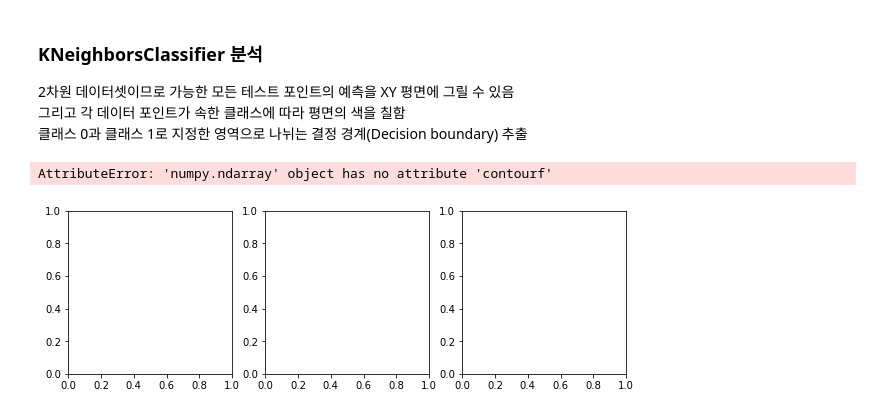
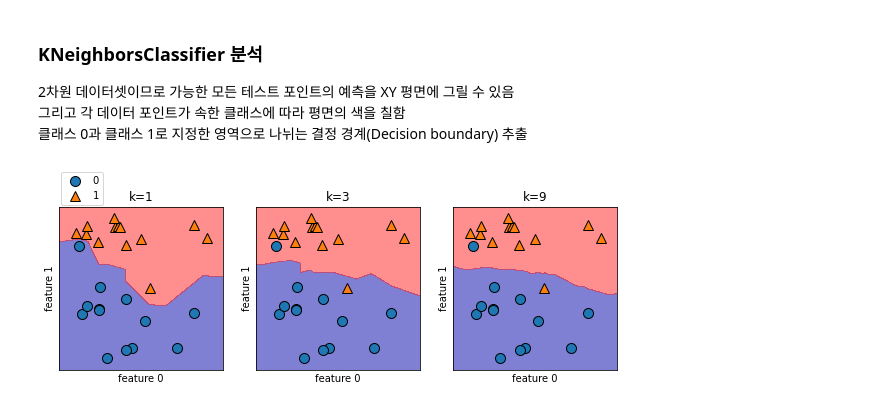
Before and after one commit to YuLim2/Deep-Learing-Machine-Learning, a Jupyter notebook: Study/Supervised-Learning_Algorithm.ipynb, the cells around one changed output. Cells and saved outputs as stored; diff of their text form; code cells hidden in the pictures.

Commit message:
add: solve error: change code; split code creat object and fit method

```diff
--- a/Study/Supervised-Learning_Algorithm.ipynb
+++ b/Study/Supervised-Learning_Algorithm.ipynb
@@ -111,18 +111,19 @@ print('테스트 세트 정확도: {:.2f}'.format(clf.score(X_test, y_test)))
 그리고 각 데이터 포인트가 속한 클래스에 따라 평면의 색을 칠함<br>
 클래스 0과 클래스 1로 지정한 영역으로 나뉘는 결정 경계(Decision boundary) 추출<br>
 # %%
-f, ax = plt.subplots(1, 3, figsize=(10, 3))
+from mglearn.datasets import make_forge
+x, y = make_forge()
+_, axes = plt.subplots(1, 3, figsize=(10, 3))
+for i, ax in zip([1, 3, 9], axes.ravel()):
+    knn = KNeighborsClassifier(i)
+    knn.fit(x, y)
+    mglearn.plots.plot_2d_separator(knn, x, fill=True, eps=0.5, alpha=0.5, ax=ax)
+    mglearn.discrete_scatter(x[:, 0], x[:, 1], y=y, ax=ax)
+    ax.set_title('k={}'.format(i))
+    ax.set_xlabel('feature 0')
+    ax.set_ylabel('feature 1')
 
-for n_neighbors, a in zip([1, 3, 9], ax):
-    # fit 메소드는 self 오브젝트를 리턴함
-    # 객체 생성과 fit 메소드를 한 줄에 쓸 수 있음
-    clf = KNeighborsClassifier(n_neighbors=n_neighbors).fit(X, y)
-    mglearn.plots.plot_2d_separator(clf, X, fill=True, eps=0.5, ax=ax, alpha=.4)
-    mglearn.discrete_scatter(X[:, 0], X[:, 1], y, ax=ax)
-    ax.set_title('{} 이웃'.format(n_neighbors))
-    ax.set_xlabel('특성 0')
-    ax.set_ylabel('특성 1')
-    ax[0].legend(loc=3)
+axes[0].legend(loc=(0.01, 1.01))
+plt.show()
 # %% [output]
-AttributeError: 'numpy.ndarray' object has no attribute 'contourf'
-[figure, old version]
+[figure, new version]
```
